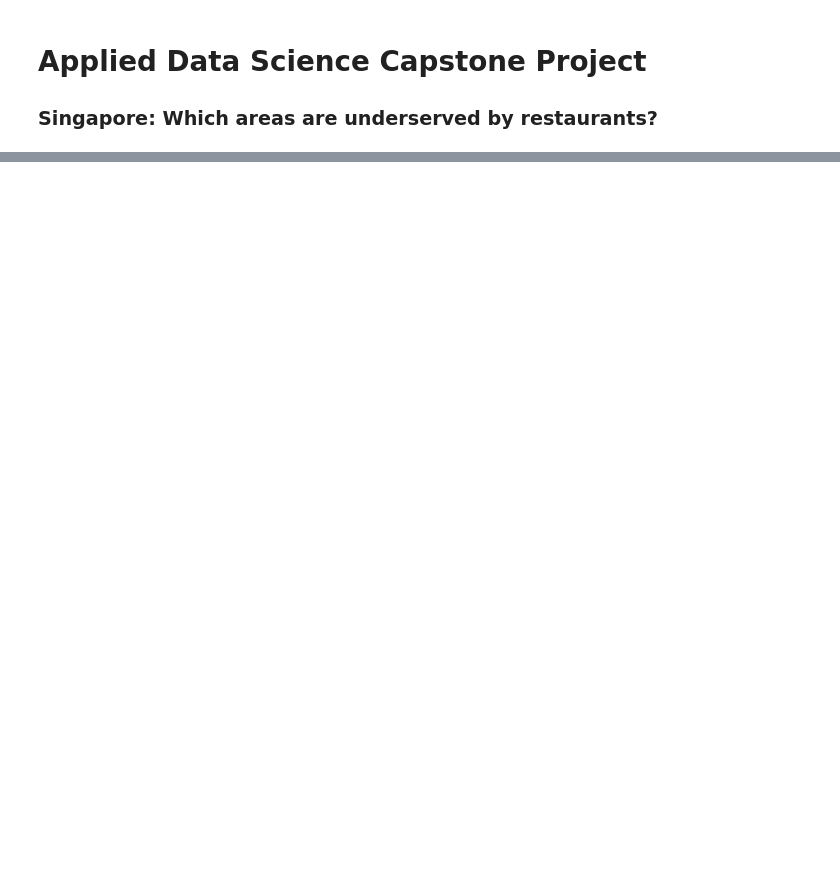
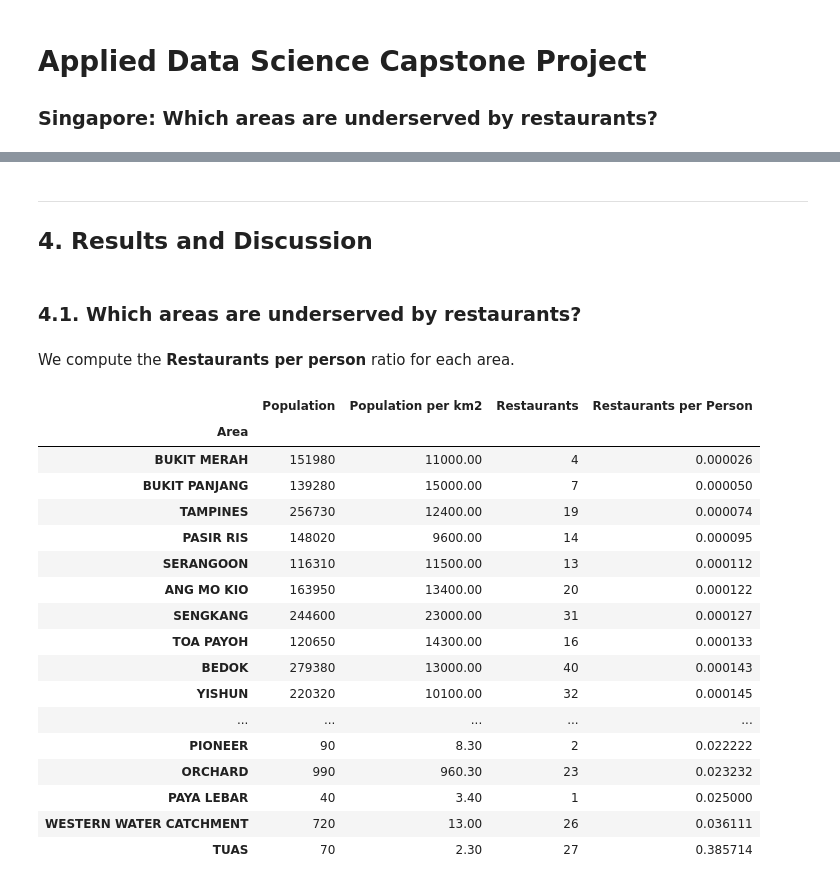
Before and after one commit to aaroncwt/Coursera_Capstone, a Jupyter notebook: capstone-final.ipynb, the cells around one changed output, grey strips where cells are left out. Drawn from its saved outputs; the diff is of its cells as text; code cells hidden in the pictures; blank space fills up the shorter version.

```diff
--- a/capstone-final.ipynb
+++ b/capstone-final.ipynb
@@ -22,0 +77,8 @@ From the above data, a restaurant per population indicator will be calculated fo
+# %%
+# Cleanup
+
+df_areas = df_wiki.drop(columns=['Malay', 'Chinese', 'Pinyin', 'Tamil', 'Region', 'Area (km2)'])    # drop unneeded columns
+df_areas.columns = ['Area', 'Population', 'Population per km2']                                     # renaming columns
+df_areas.drop(df_areas[df_areas.Population == '*'].index, inplace=True)                             # drop areas with no population
+df_areas['Area'] = df_areas['Area'].str.upper()                                                     # cast Areas to uppercase needed for df.join() later
+df_areas.head(5)
@@ -22,0 +423,32 @@ From the above data, a restaurant per population indicator will be calculated fo
+# %% [markdown]
+---
+## 4. Results and Discussion
+# %% [markdown]
+### 4.1. Which areas are underserved by restaurants?
+# %% [markdown]
+We compute the **Restaurants per person** ratio for each area.
+# %%
+# Dataframe to sort Restaurants per Person by area
+
+df_areas_full['Restaurants per Person'] = df_areas_full.Restaurants / df_areas_full.Population
+df_areas_full.sort_values(by=['Restaurants per Person', 'Restaurants'], ascending=True, inplace=True)
+df_areas_full
+# %% [output]
+|  | Population | Population per km2 | Restaurants | Restaurants per Person |
+| Area |  |  |  |  |
+| BUKIT MERAH | 151980 | 11000.00 | 4 | 0.000026 |
+| BUKIT PANJANG | 139280 | 15000.00 | 7 | 0.000050 |
+| TAMPINES | 256730 | 12400.00 | 19 | 0.000074 |
+| PASIR RIS | 148020 | 9600.00 | 14 | 0.000095 |
+| SERANGOON | 116310 | 11500.00 | 13 | 0.000112 |
+| ANG MO KIO | 163950 | 13400.00 | 20 | 0.000122 |
+| SENGKANG | 244600 | 23000.00 | 31 | 0.000127 |
+| TOA PAYOH | 120650 | 14300.00 | 16 | 0.000133 |
+| BEDOK | 279380 | 13000.00 | 40 | 0.000143 |
+| YISHUN | 220320 | 10100.00 | 32 | 0.000145 |
+| ... | ... | ... | ... | ... |
+| PIONEER | 90 | 8.30 | 2 | 0.022222 |
+| ORCHARD | 990 | 960.30 | 23 | 0.023232 |
+| PAYA LEBAR | 40 | 3.40 | 1 | 0.025000 |
+| WESTERN WATER CATCHMENT | 720 | 13.00 | 26 | 0.036111 |
+| TUAS | 70 | 2.30 | 27 | 0.385714 |
```
Also changed, not shown: parts of 39 cells of this notebook.
